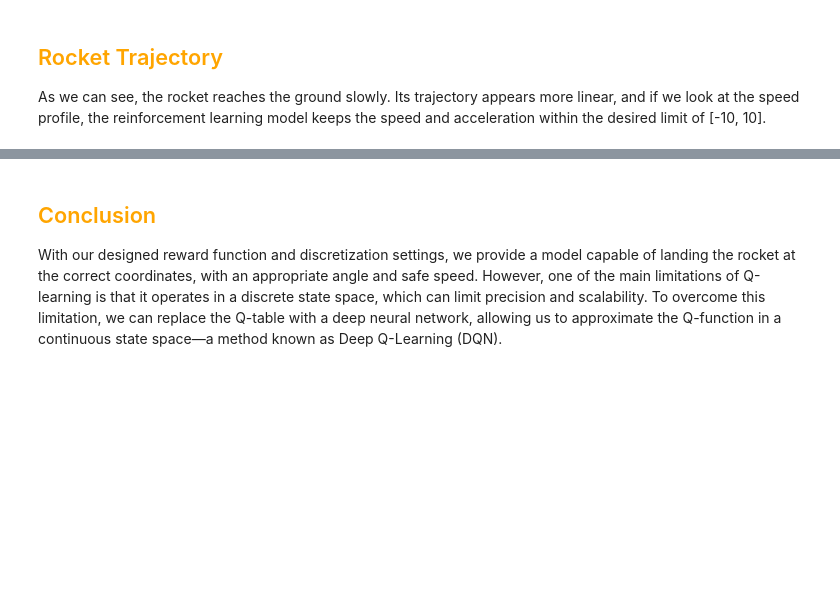
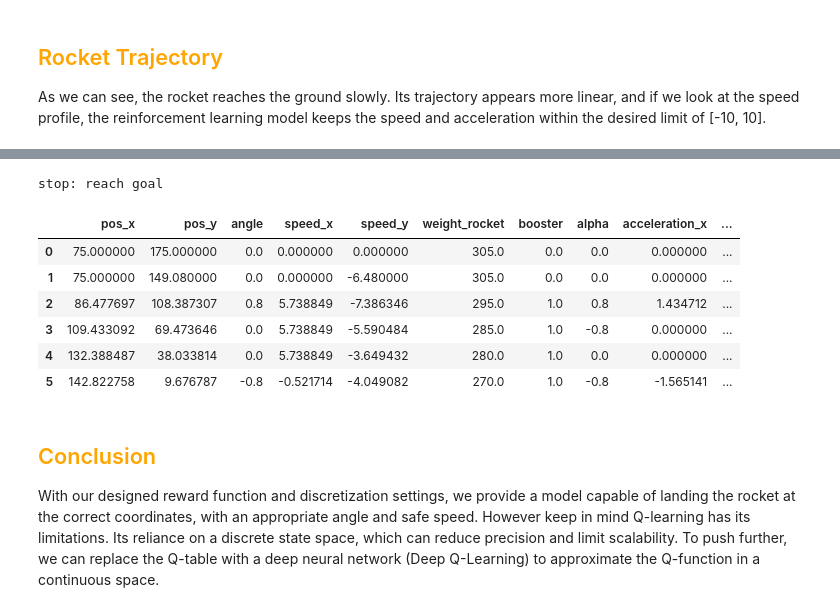
Before and after one commit to jaysenSAW/RL_engine, a Jupyter notebook: notebook/tuto_3.ipynb, the cells around one changed output, grey strips where cells are left out. Saved outputs shown, nothing was run; the diff lists cells and outputs as text; code cells hidden in the pictures; blank space fills up the shorter version.

```diff
--- a/notebook/tuto_3.ipynb
+++ b/notebook/tuto_3.ipynb
@@ -260,0 +347,35 @@ plt.show()
+# %%
+# load policy table
+policy2 = RL2.q_table.copy().replace(0, np.nan)
+# load environnment
+env2 = Environment(JOSN_file2, check_model = False)
+state = env2.state_for_q_table()
+flag_continue = True
+while flag_continue:
+    # control while loop
+    if not policy2.index.isin([str(state)]).any():
+        flag_continue = False
+        print("stop: no moore state")
+        #env.delete_last_states()
+        continue
+    elif env2.pos_y[-1] >= 0 and env2.pos_y[-1] <= 10 and env2.pos_x[-1] >= 135 and env2.pos_x[-1] <= 145:
+        print("stop: reach goal")
+        # env.delete_last_states()
+        flag_continue = False
+        continue
+    else:
+        action = RL2.call_choose_action(state, 0)
+        _, rewards, done, problem, info = env2.step(action)
+        state = env2.state_for_q_table()
+
+dt2 = pd.DataFrame(env2.all_states())
+dt2
+# %% [output]
+stop: reach goal
+|  | pos_x | pos_y | angle | speed_x | speed_y | weight_rocket | booster | alpha | acceleration_x | ... |
+| 0 | 75.000000 | 175.000000 | 0.0 | 0.000000 | 0.000000 | 305.0 | 0.0 | 0.0 | 0.000000 | ... |
+| 1 | 75.000000 | 149.080000 | 0.0 | 0.000000 | -6.480000 | 305.0 | 0.0 | 0.0 | 0.000000 | ... |
+| 2 | 86.477697 | 108.387307 | 0.8 | 5.738849 | -7.386346 | 295.0 | 1.0 | 0.8 | 1.434712 | ... |
+| 3 | 109.433092 | 69.473646 | 0.0 | 5.738849 | -5.590484 | 285.0 | 1.0 | -0.8 | 0.000000 | ... |
+| 4 | 132.388487 | 38.033814 | 0.0 | 5.738849 | -3.649432 | 280.0 | 1.0 | 0.0 | 0.000000 | ... |
+| 5 | 142.822758 | 9.676787 | -0.8 | -0.521714 | -4.049082 | 270.0 | 1.0 | -0.8 | -1.565141 | ... |
@@ -261,6 +384,4 @@ plt.show()
 # %% [markdown]
 ## <span style="color:orange">Conclusion</span>
 
-With our designed reward function and discretization settings, we provide a model capable of landing the rocket at the correct coordinates, with an appropriate angle and safe speed.
-However, one of the main limitations of Q-learning is that it operates in a discrete state space, which can limit precision and scalability.
-To overcome this limitation, we can replace the Q-table with a deep neural network, allowing us to approximate the Q-function in a continuous state space—a method known as Deep Q-Learning (DQN).
+With our designed reward function and discretization settings, we provide a model capable of landing the rocket at the correct coordinates, with an appropriate angle and safe speed. However keep in mind Q-learning has its limitations. Its reliance on a discrete state space, which can reduce precision and limit scalability. To push further, we can replace the Q-table with a deep neural network (Deep Q-Learning) to approximate the Q-function in a continuous space.
```
Also changed, not shown: parts of 23 cells of this notebook.
